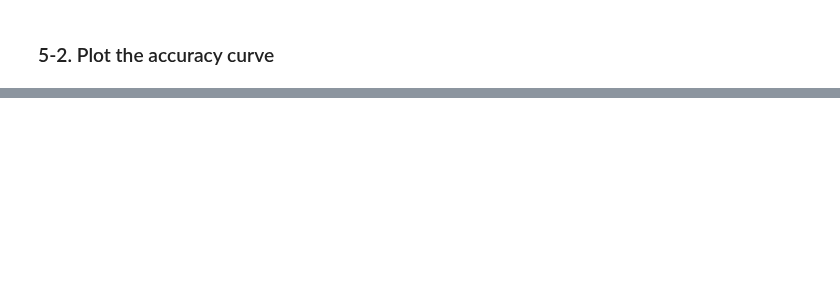
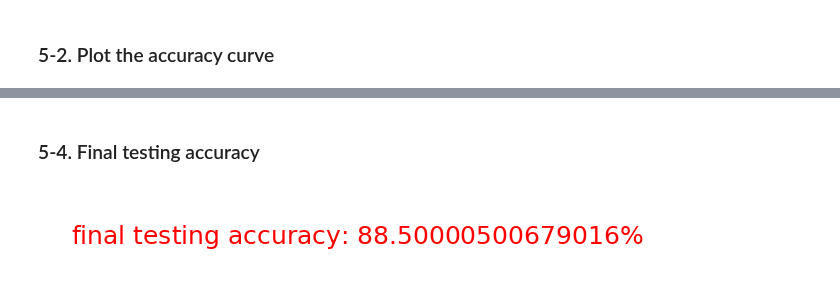
Before and after one commit to ihooni/class-MachineLearning, a Jupyter notebook: 11/assignment-11.ipynb, the cells around one changed output, grey strips where cells are left out. Cells and saved outputs as stored; diff of their text form; code cells hidden in the pictures; blank space fills up the shorter version.

```diff
--- a/11/assignment-11.ipynb
+++ b/11/assignment-11.ipynb
@@ -294,0 +365,13 @@ plt.show()
+# %% [markdown]
+### 5-4. Final testing accuracy
+# %%
+final_test_acc = history['test_acc'][-1] * 100
+
+ax = plt.axes([0, 0, 0.3, 0.3])
+ax.set_xticks([])
+ax.set_yticks([])
+ax.axis('off')
+plt.text(0.2, 0.4, f'final testing accuracy: ${final_test_acc}$%', size=25, color='red')
+plt.show()
+# %% [output]
+[figure, added]
```
Also changed, not shown: parts of 12 cells of this notebook.
